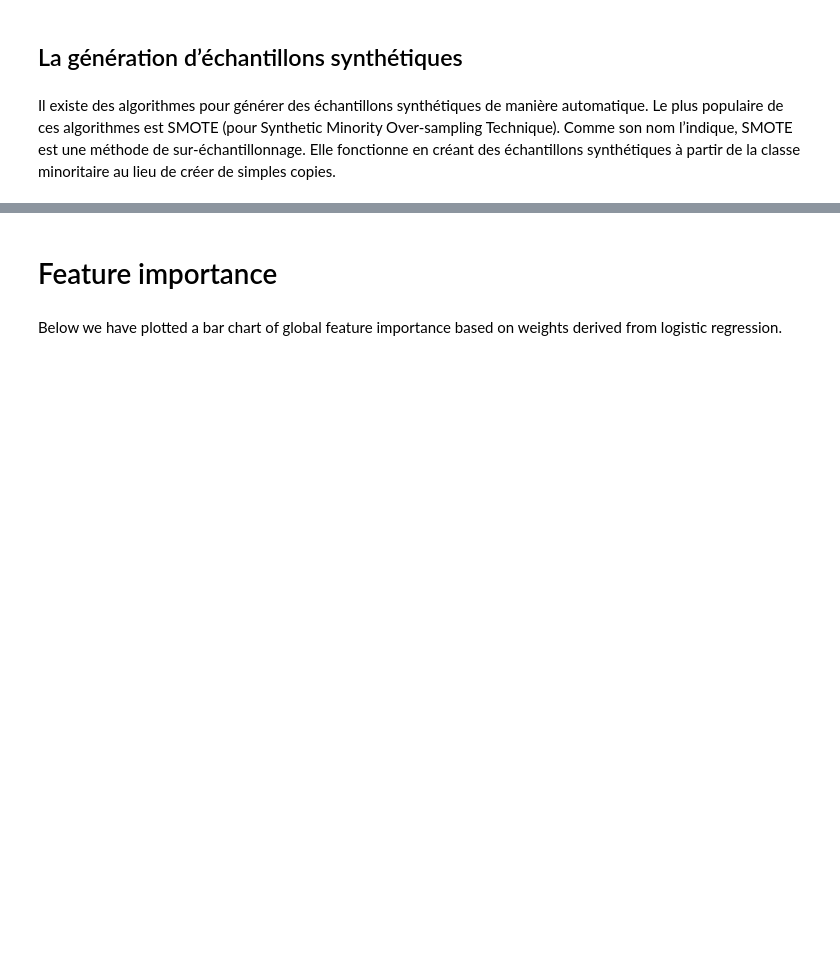
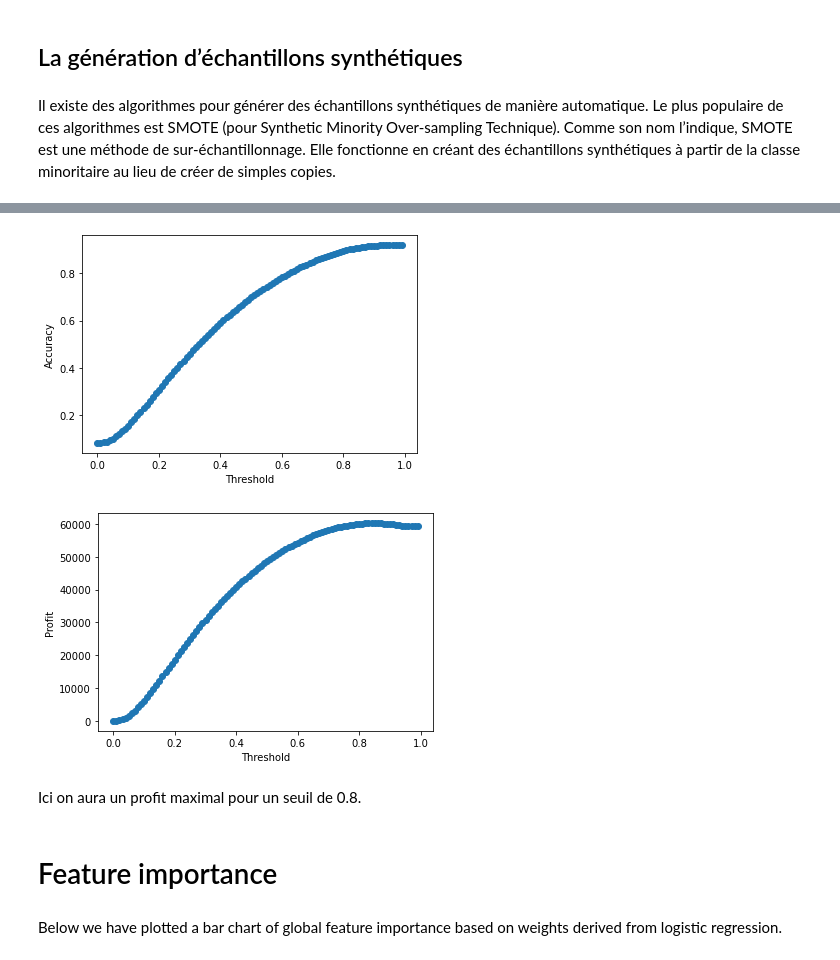
Before and after one commit to jocelyne-vet/projet-7-bis, a Jupyter notebook: P7_02_notebookModel - Bis.ipynb, the cells around one changed output, grey strips where cells are left out. Cells and saved outputs as stored; diff of their text form; code cells hidden in the pictures; blank space fills up the shorter version.

```diff
--- a/P7_02_notebookModel - Bis.ipynb
+++ b/P7_02_notebookModel - Bis.ipynb
@@ -707,3 +811,32 @@ pickle.dump(tuple_objects, open("tuple_model_lr.pkl", 'wb'))
+# %%
+import numpy as np
+from sklearn.metrics import accuracy_score
+
+accuracy = []
+profit = []
+for p in np.arange(0, 1, 0.01):
+    y_pred = (model.predict_proba(X_train)[:,1] >= p).astype(int)
+    accuracy.append(accuracy_score(y_train, y_pred))
+    tn, fp, fn, tp = confusion_matrix(y_train, y_pred).ravel()
+    profit.append((0.35*tn-1*fn))
+
+
+plt.scatter(np.arange(0, 1, 0.01), accuracy)
+plt.xlabel("Threshold")
+plt.ylabel("Accuracy")
+plt.show()
+
+
+
+plt.scatter(np.arange(0, 1, 0.01), profit)
+plt.xlabel("Threshold")
+plt.ylabel("Profit")
+plt.show()
+# %% [output]
+[figure, added]
+[figure, added]
+# %% [markdown]
+Ici on aura un profit maximal pour un seuil de 0.8.
 # %% [markdown]
 # Feature importance
 # %%
```
Also changed, not shown: parts of 20 cells of this notebook, 6 other files.
